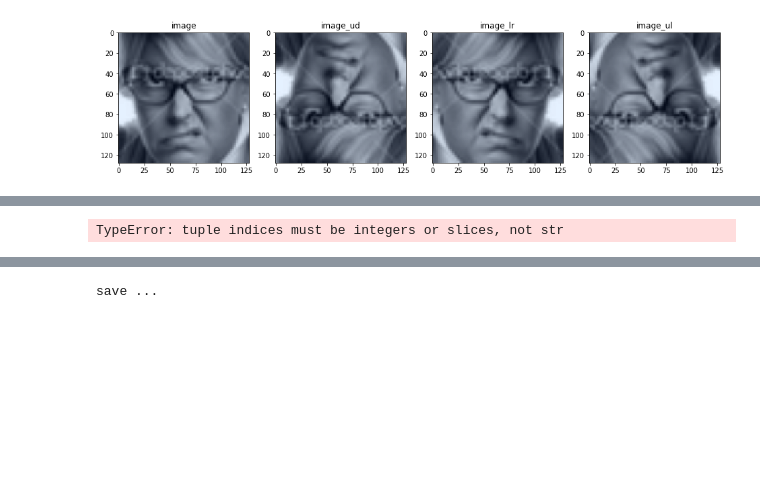
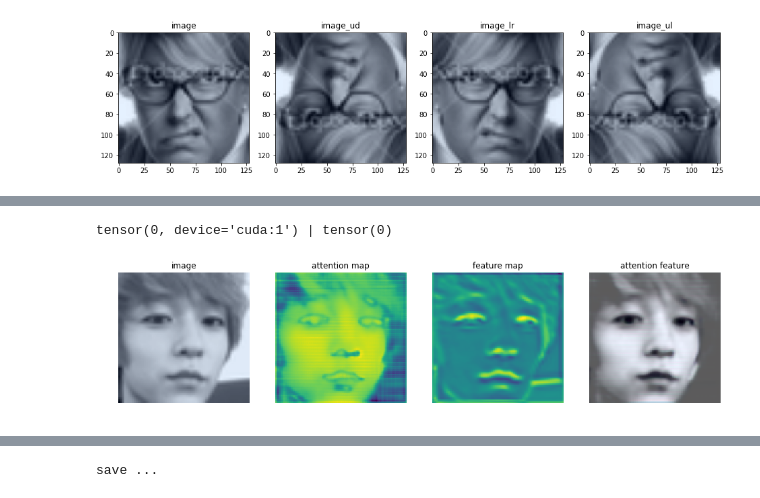
Before and after one commit to pedrodiamel/ferattention, a Jupyter notebook: books/eval.ipynb, the cells around one changed output, grey strips where cells are left out. Saved outputs shown, nothing was run; the diff lists cells and outputs as text; code cells hidden in the pictures; blank space fills up the shorter version.

```diff
--- a/books/eval.ipynb
+++ b/books/eval.ipynb
@@ -265,7 +249,7 @@ def save(image, srf, fmap, att, pathname='../netruns/', pos_name=''):
 
 
 
-idx=0
+idx=10
 sample = dataset[ idx ]
 
 #image, mask, label = sample
@@ -280,34 +264,35 @@ att  = att.data.cpu().numpy().transpose(2,3,1,0)[...,0]
 fmap = fmap.data.cpu().numpy().transpose(2,3,1,0)[:,:,0,0]
 srf  = srf.data.cpu().numpy().transpose(2,3,1,0)[...,0]
 image = image.data.cpu().numpy().transpose(2,3,1,0)[...,0]
 y_lab_hat = y_lab_hat.argmax()
 print(y_lab_hat,'|',label)
 
 
 # save( norm(image), srf, fmap, att  )
 
 plt.figure( figsize=(16,8))
 plt.subplot(141)
 plt.imshow( norm(image) )
 plt.title('image')
 plt.axis('off')
 plt.subplot(142)
 plt.imshow( (fmap) ) #sigmoid
 plt.title('attention map')
 plt.axis('off' )
 plt.subplot(143)
 plt.imshow( srf.sum(2) )
 plt.title('feature map')
 plt.axis('off' )
 plt.subplot(144)
 plt.imshow( norm(att) )
 # plt.title('class {}/{}'.format(y_lab_hat, label) )
 plt.title('attention feature')
 plt.axis('off')
 
 plt.show()
 # %% [output]
-TypeError: tuple indices must be integers or slices, not str
+tensor(0, device='cuda:1') | tensor(0)
+[figure, added]
 # %%
 import random
 import scipy.misc
```
Also changed, not shown: parts of 17 cells of this notebook, 12 other files.
